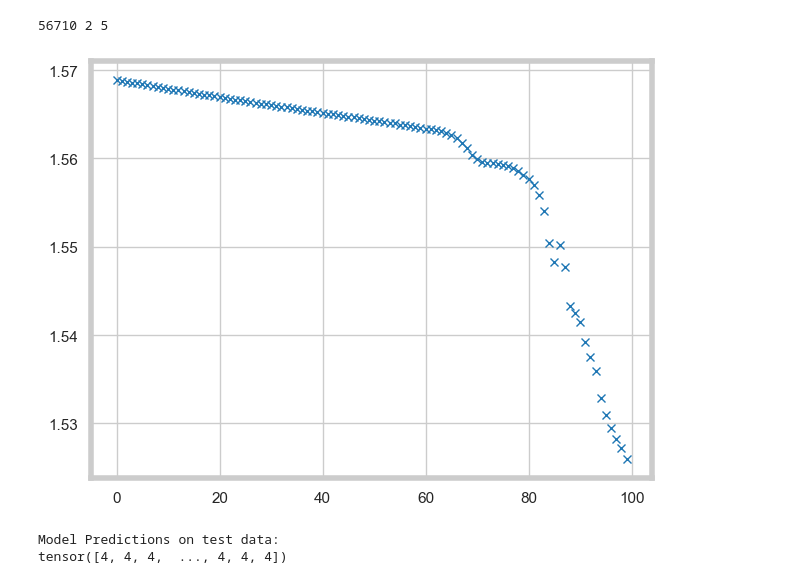
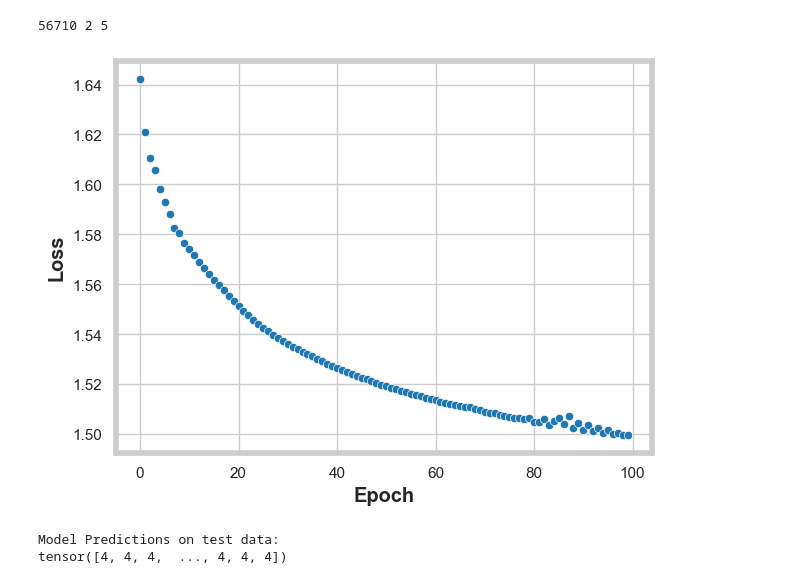
Before and after one commit to joshfuchs/McCells, a Jupyter notebook: nn_classifier.ipynb, the cells around one changed output. Cells and saved outputs as stored; diff of their text form; code cells hidden in the pictures.

```diff
--- a/nn_classifier.ipynb
+++ b/nn_classifier.ipynb
@@ -242,7 +243,7 @@ class Network(nn.Module):
 
     def forward(self,x):
         x = self.linear1(x)
-        x = torch.sigmoid(x)
+        x = F.relu(x)
         x = self.linear2(x)
         x = F.softmax(x,dim=1)
         return x
@@ -280,13 +281,16 @@ for epoch in range(epochs):
 
     # display statistics
     #print(f'[{epoch + 1}] loss: {running_loss:.8f}')
-# %%
-# plot the loss
-
-plt.plot(range(epochs),loss_vals,'x')
-plt.show()
-# %% [output]
-[figure, removed]
+# %%
+# plot the loss
+
+sns.scatterplot(x=range(epochs),y=loss_vals)
+
+plt.xlabel('Epoch')
+plt.ylabel('Loss')
+plt.show()
+# %% [output]
+[figure, added]
 # %%
 # make predictions on the test data
 
```
Also changed, not shown: parts of 1 cell of this notebook.
